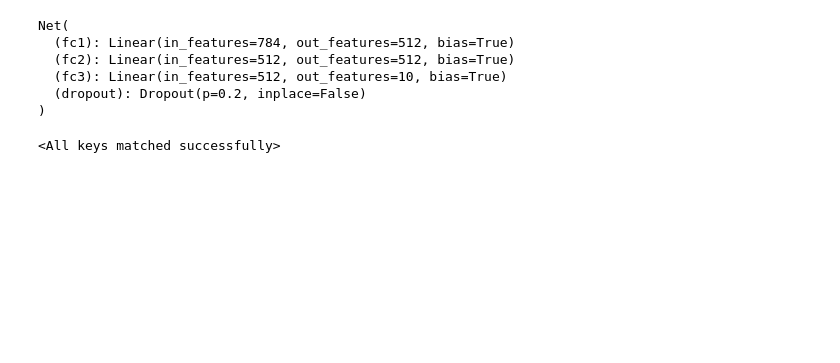
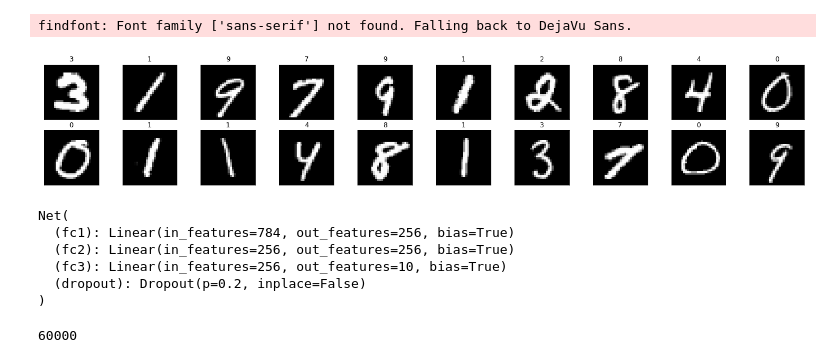
Before and after one commit to Rachel-Lyu/LinuxFinal, a Jupyter notebook: models/number_identify.ipynb, the cells around one changed output. Drawn from its saved outputs; the diff is of its cells as text; code cells hidden in the pictures; blank space fills up the shorter version.

```diff
--- a/models/number_identify.ipynb
+++ b/models/number_identify.ipynb
@@ -35,16 +45,28 @@ valid_loader = torch.utils.data.DataLoader(train_data, batch_size=batch_size,
                                            sampler=valid_sampler, num_workers=num_workers)
 test_loader = torch.utils.data.DataLoader(test_data, batch_size=batch_size,
                                            num_workers=num_workers)
+# %%
+dataiter = iter(train_loader)
+images, labels = dataiter.next()
+images = images.numpy()
+
+fig = plt.figure(figsize=(25, 4))
+for idx in np.arange(20):
+  ax = fig.add_subplot(2, 20/2, idx+1, xticks=[], yticks=[])
+  ax.imshow(np.squeeze(images[idx]), cmap='gray')
+  ax.set_title(str(labels[idx].item()))
+# %% [output]
+findfont: Font family ['sans-serif'] not found. Falling back to DejaVu Sans.
+[figure, added]
 # %%
-import torch
 import torch.nn as nn
 import torch.nn.functional as F
 
 class Net(nn.Module):
   def __init__(self):
     super(Net, self).__init__()
-    hidden1 = 512
-    hidden2 = 512
+    hidden1 = 256
+    hidden2 = 256
     self.fc1 = nn.Linear(28 * 28, hidden1)
     self.fc2 = nn.Linear(hidden1, hidden2)
     self.fc3 = nn.Linear(hidden2, 10)
@@ -63,12 +85,10 @@ class Net(nn.Module):
 
 model = Net()
 print(model)
-model.load_state_dict(torch.load('model.pt'))
 # %% [output]
 Net(
-  (fc1): Linear(in_features=784, out_features=512, bias=True)
-  (fc2): Linear(in_features=512, out_features=512, bias=True)
-  (fc3): Linear(in_features=512, out_features=10, bias=True)
+  (fc1): Linear(in_features=784, out_features=256, bias=True)
+  (fc2): Linear(in_features=256, out_features=256, bias=True)
+  (fc3): Linear(in_features=256, out_features=10, bias=True)
   (dropout): Dropout(p=0.2, inplace=False)
 )
-<All keys matched successfully>
@@ -88,0 +98,4 @@ for data, target in test_loader:
+# %%
+len(train_loader.dataset)
+# %% [output]
+60000
```
Also changed, not shown: parts of 38 cells of this notebook, 1 other file.
